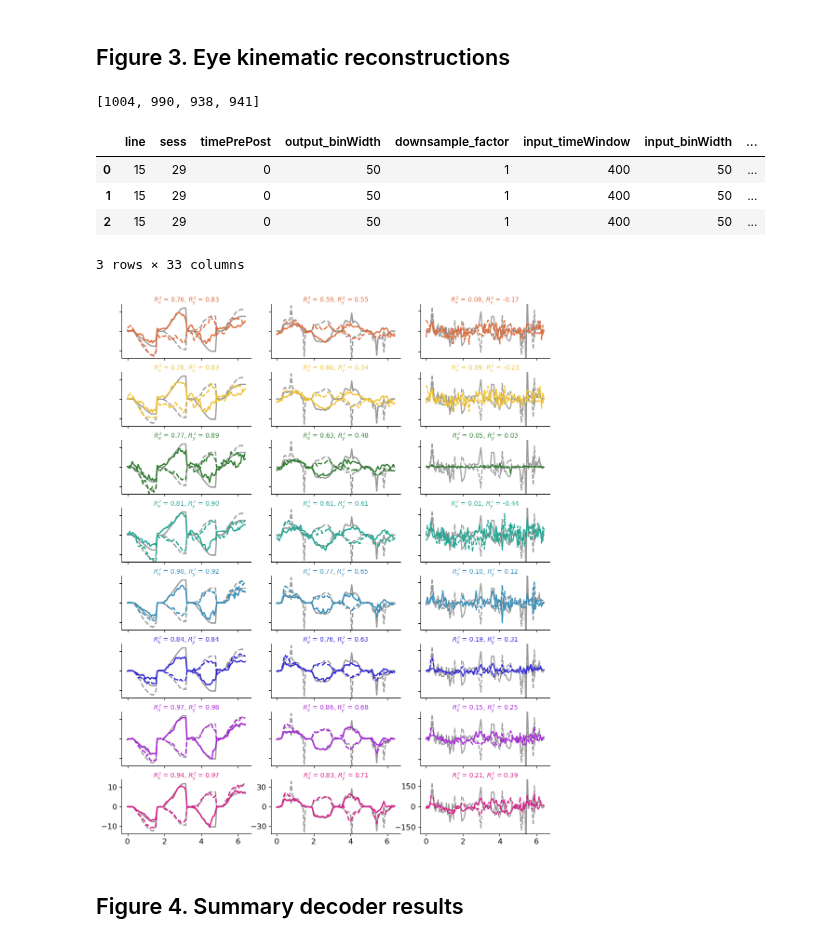
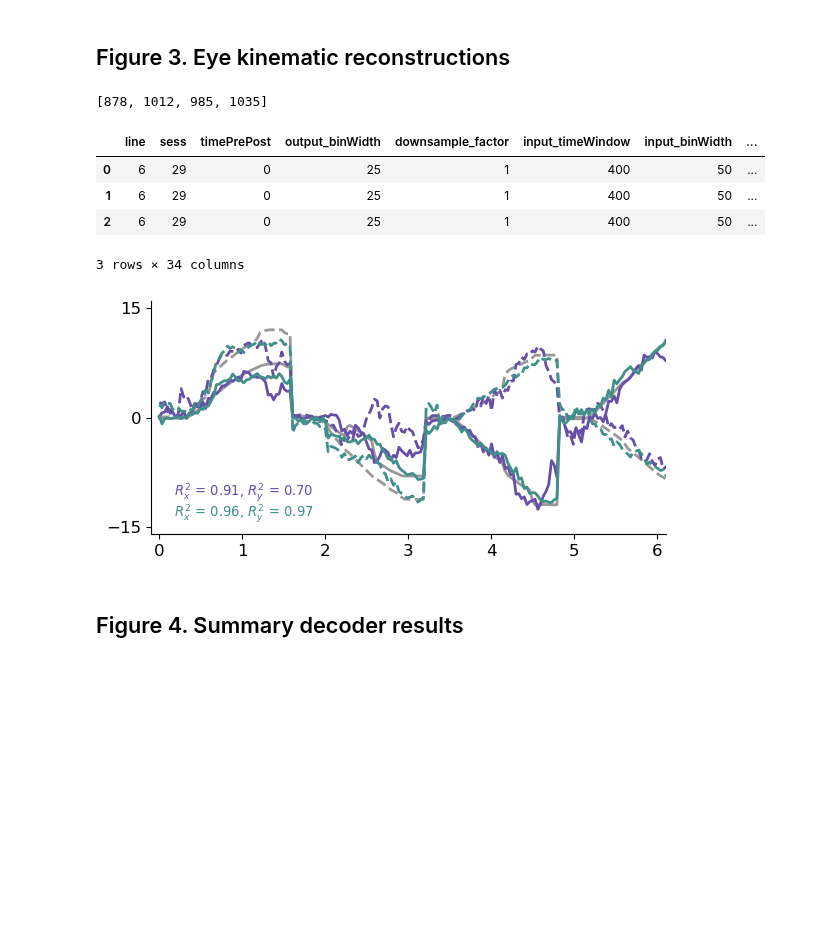
Before and after one commit to mayolabvision/NeuralDecoding, a Jupyter notebook: analyses/etra_plots.ipynb, the cells around one changed output. Cells and saved outputs as stored; diff of their text form; code cells hidden in the pictures; blank space fills up the shorter version.

```diff
--- a/analyses/etra_plots.ipynb
+++ b/analyses/etra_plots.ipynb
@@ -800,72 +839,59 @@ fig2a.savefig(FIG_FOLDER+'/examp_eyepos_crossVal.png', dpi=600, bbox_inches='tig
 # %% [markdown]
 ## Figure 3. Eye kinematic reconstructions
 # %%
-column_names = ['line','sess','timePrePost','output_binWidth','downsample_factor','input_timeWindow','input_binWidth','numNeurons','nMT','nFEF','outer_fold','repeat','trainRatio','numObservations','output','model','validEvalMetric','prms','preProcess_time','train_time','test_time','R2_train','rho_train','rmse_train','R2_test','rho_test','rmse_test']
-df, yp_test = get_outputs(DATA_FOLDER,["s29","r0001"],column_names,withTraces=True) # position
+column_names = ['line','sess','timePrePost','output_binWidth','downsample_factor','input_timeWindow','input_binWidth','numNeurons','nMT','nFEF','outer_fold','repeat','trainRatio','numObservations','output','model','inputLayers','pcaFlag','prms','preProcess_time','train_time','test_time','R2_train','rho_train','rmse_train','R2_test','rho_test','rmse_test']
+df, yp_test = get_outputs(DATA_FOLDER,["s29"],column_names,withTraces=True) # position
 ya_test, c_test = get_actualTraces(DATA_FOLDER, df)
 
 # Get trial numbers for "best" trial in each direction, will be used for all eye traces plots
-plot_trls = get_exTrialLabels(df,c_test,ya_test,yp_test,o='acceleration',fold=0,mdl=7,gi=1)
+plot_trls = get_exTrialLabels(df,c_test,ya_test,yp_test,dto=25,fold=0,mdl=7,gi=5)
 print(plot_trls)
 
 df.head(3)
 # %% [output]
-[1004, 990, 938, 941]
+[878, 1012, 985, 1035]
 |  | line | sess | timePrePost | output_binWidth | downsample_factor | input_timeWindow | input_binWidth | ... |
-| 0 | 15 | 29 | 0 | 50 | 1 | 400 | 50 | ... |
-| 1 | 15 | 29 | 0 | 50 | 1 | 400 | 50 | ... |
-| 2 | 15 | 29 | 0 | 50 | 1 | 400 | 50 | ... |
+| 0 | 6 | 29 | 0 | 25 | 1 | 400 | 50 | ... |
+| 1 | 6 | 29 | 0 | 25 | 1 | 400 | 50 | ... |
+| 2 | 6 | 29 | 0 | 25 | 1 | 400 | 50 | ... |
-3 rows × 33 columns
+3 rows × 34 columns
 # %%
-fig, axes = plt.subplots(len(df['model'].unique()),3,figsize=(10,12), sharex=True, sharey=False)
-plt.rcParams.update({'font.size': 10.2})
+#fig, axes = plt.subplots(len(df['model'].unique()),3,figsize=(10,12), sharex=True, sharey=False)
+fig, ax = plt.subplots(figsize=(6, 3))
+plt.rcParams.update({'font.size': 12})
 fig.tight_layout()
 
-lws = [2,2,1.7]
+types = ['mt','fef']
 
-for r, mod in enumerate(df['model'].unique()):
-    for c, kin in enumerate(df['output'].unique()):
-        y_true, y_pred = get_eyeTraces(df,c_test,ya_test,yp_test,o=kin,mdl=mod,fold=0,trls=plot_trls)
-        x = np.linspace(0,4*1.6,y_true.shape[0])
 
-        axes[r,c].plot(x,y_true[:,0],linewidth=lws[c],linestyle='solid',color=(0.6,0.6,0.6))
-        axes[r,c].plot(x,y_true[:,1],linewidth=lws[c],linestyle='dashed',color=(0.6,0.6,0.6))
+for i,t in enumerate(types):
+    y_true, y_pred = get_eyeTraces(df,c_test,ya_test,yp_test,neurons=t,mdl=7,dto=25,fold=0,trls=plot_trls[0:4])
+    x = np.linspace(0,4*1.6,y_true.shape[0])
 
-        #if mod==3:
-        #    axes[r,c].plot(x,y_pred[:,0]*np.std(y_true[:,0]),linewidth=lws[c],linestyle='solid',color=cols[r])
-        #    axes[r,c].plot(x,y_pred[:,1]*np.std(y_true[:,1]),linewidth=lws[c],linestyle='dashed',color=cols[r])
+    if i==0:
+        ax.plot(x,y_true[:,0],linewidth=2,linestyle='solid',color=(0.6,0.6,0.6))
+        ax.plot(x,y_true[:,1],linewidth=2,linestyle='dashed',color=(0.6,0.6,0.6))
 
-        #    r2 = get_R2(y_true,y_pred * np.std(y_true,axis=0))
+    ax.plot(x,y_pred[:,0],linewidth=2,linestyle='solid',color=etra_cols[i])
+    ax.plot(x,y_pred[:,1],linewidth=2,linestyle='dashed',color=etra_cols[i])
 
-        #else:
-        axes[r,c].plot(x,y_pred[:,0],linewidth=lws[c],linestyle='solid',color=cols[r])
-        axes[r,c].plot(x,y_pred[:,1],linewidth=lws[c],linestyle='dashed',color=cols[r])
+    r2 = get_R2(y_true,y_pred)
 
-        r2 = get_R2(y_true,y_pred)
+    text_box = f"$R^2_x$ = {r2[0]:.2f}, $R^2_y$ = {r2[1]:.2f}"
+    ax.text(0.18, 0.13-(i/11), text_box, transform=ax.transAxes, fontsize=9.5, ha='center', va='bottom', color=etra_cols[i])
 
-        text_box = f"$R^2_x$ = {r2[0]:.2f}, $R^2_y$ = {r2[1]:.2f}"
-        axes[r,c].text(0.5, 0.96, text_box, transform=axes[r,c].transAxes, fontsize=9.69, ha='center', va='bottom', color=cols[r])
+ax.spines['right'].set_color('none')
+#axes[i].spines['bottom'].set_color('none')
+ax.spines['top'].set_color('none')
 
-        axes[r,c].spines['right'].set_color('none')
-        #axes[i].spines['bottom'].set_color('none')
-        axes[r,c].spines['top'].set_color('none')
+ax.set_ylim([-16,16])
+ax.set_xlim([-0.1,6.1])
+ax.set_yticks([-15,0,15])
 
-        if mod!=7:
-            axes[r,c].set_yticklabels([])
-
-        if c==0:
-            axes[r,c].set_ylim([-14,14])
-        elif c==1:
-            axes[r,c].set_ylim([-42,42])
-            axes[r,c].set_yticks([-30,0,30])
-        else:
-            axes[r,c].set_ylim([-200,200])
-            axes[r,c].set_yticks([-150,0,150])
-
-plt.subplots_adjust(wspace=0.153, hspace=0.25)
-fig.savefig(FIG_FOLDER+'/allTraces_8models_r2xy.png', dpi=600, bbox_inches='tight')
+#plt.subplots_adjust(wspace=0.153, hspace=0.25)
+fig.savefig(FIG_FOLDER+'/traces_mtfef_r2xy.png', dpi=600, bbox_inches='tight')
 # %% [output]
-[figure, old version]
+[figure, new version]
 # %% [markdown]
 ## Figure 4. Summary decoder results
 # %%
```
Also changed, not shown: parts of 2 cells of this notebook, 2 other files.
